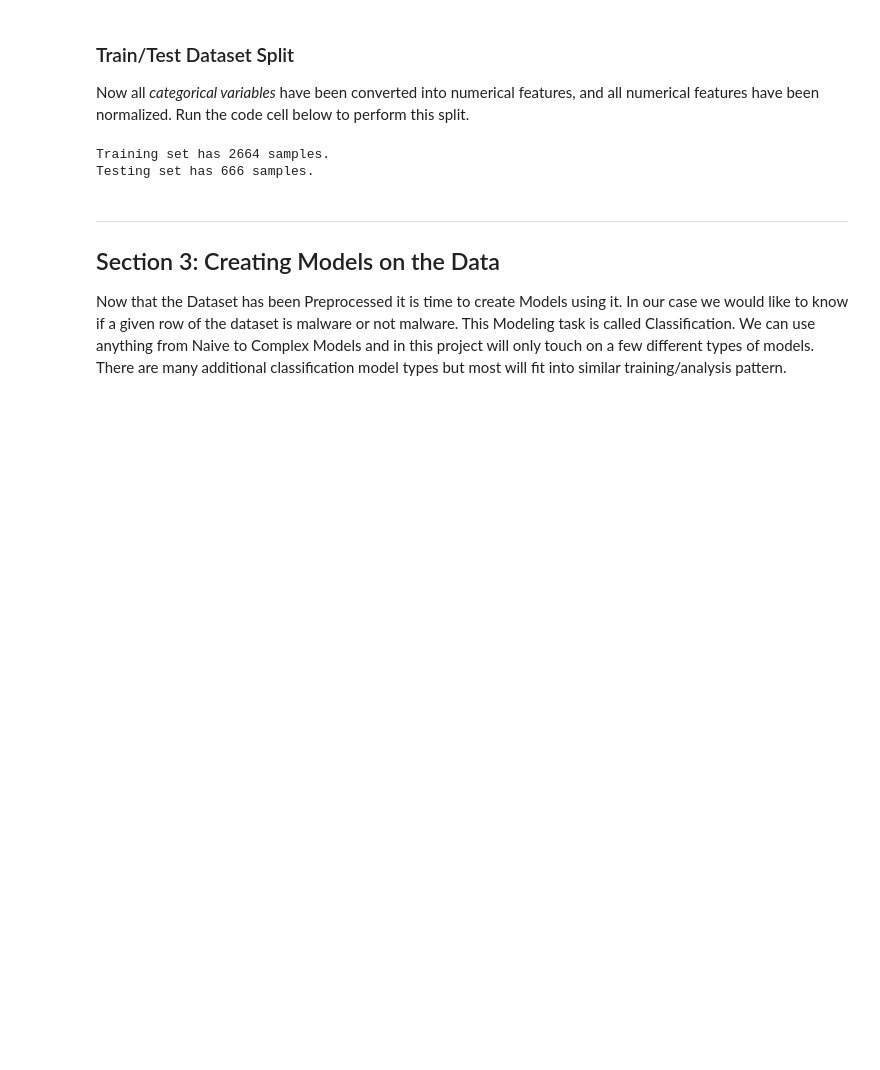
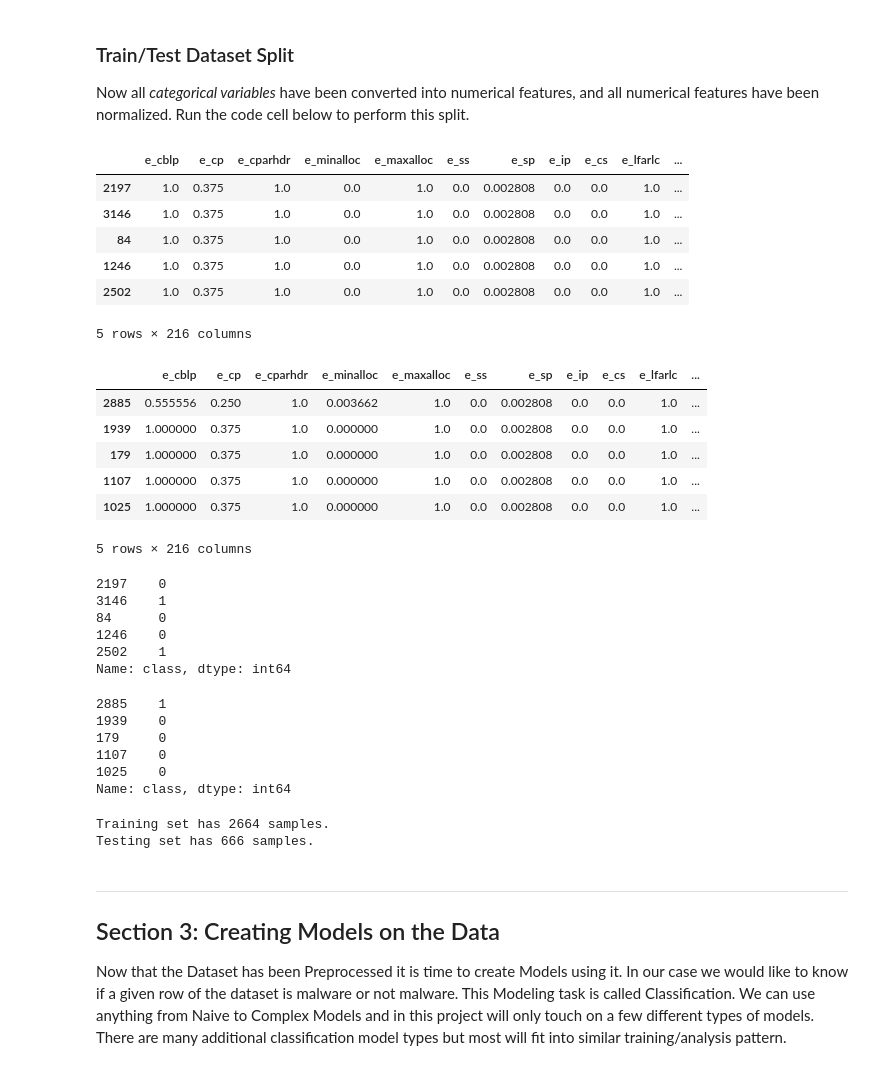
Before and after one commit to NaveenPaulBosco/BubbleSort, a Jupyter notebook: ML_on_CLAMP.ipynb, the cells around one changed output. Cells and saved outputs as stored; diff of their text form; code cells hidden in the pictures; blank space fills up the shorter version.

```diff
--- a/ML_on_CLAMP.ipynb
+++ b/ML_on_CLAMP.ipynb
@@ -376,19 +376,50 @@ Run the code cell below to perform this split.
 # %%
 # Import train_test_split
 from sklearn.model_selection import train_test_split
 
 # Split the 'features' and 'Target' data into training and testing sets using a train set that is 80% of the data and a random state of np.random.RandomState(seed)
 X_train, X_test, y_train, y_test = train_test_split(features_final, Target, test_size=0.2, random_state=np.random.RandomState(seed))
 
+display(X_train.head(5))
+display(X_test.head(5))
+display(y_train.head(5))
+display(y_test.head(5))
+
 n_train_records = X_train.shape[0]
 n_test_records = X_test.shape[0]
 
 # Show the results of the split
 print("Training set has {} samples.".format(n_train_records))
 print("Testing set has {} samples.".format(n_test_records))
 # %% [output]
+|  | e_cblp | e_cp | e_cparhdr | e_minalloc | e_maxalloc | e_ss | e_sp | e_ip | e_cs | e_lfarlc | ... |
+| 2197 | 1.0 | 0.375 | 1.0 | 0.0 | 1.0 | 0.0 | 0.002808 | 0.0 | 0.0 | 1.0 | ... |
+| 3146 | 1.0 | 0.375 | 1.0 | 0.0 | 1.0 | 0.0 | 0.002808 | 0.0 | 0.0 | 1.0 | ... |
+| 84 | 1.0 | 0.375 | 1.0 | 0.0 | 1.0 | 0.0 | 0.002808 | 0.0 | 0.0 | 1.0 | ... |
+| 1246 | 1.0 | 0.375 | 1.0 | 0.0 | 1.0 | 0.0 | 0.002808 | 0.0 | 0.0 | 1.0 | ... |
+| 2502 | 1.0 | 0.375 | 1.0 | 0.0 | 1.0 | 0.0 | 0.002808 | 0.0 | 0.0 | 1.0 | ... |
-Training set has 2664 samples.
-Testing set has 666 samples.
+5 rows × 216 columns
+|  | e_cblp | e_cp | e_cparhdr | e_minalloc | e_maxalloc | e_ss | e_sp | e_ip | e_cs | e_lfarlc | ... |
+| 2885 | 0.555556 | 0.250 | 1.0 | 0.003662 | 1.0 | 0.0 | 0.002808 | 0.0 | 0.0 | 1.0 | ... |
+| 1939 | 1.000000 | 0.375 | 1.0 | 0.000000 | 1.0 | 0.0 | 0.002808 | 0.0 | 0.0 | 1.0 | ... |
+| 179 | 1.000000 | 0.375 | 1.0 | 0.000000 | 1.0 | 0.0 | 0.002808 | 0.0 | 0.0 | 1.0 | ... |
+| 1107 | 1.000000 | 0.375 | 1.0 | 0.000000 | 1.0 | 0.0 | 0.002808 | 0.0 | 0.0 | 1.0 | ... |
+| 1025 | 1.000000 | 0.375 | 1.0 | 0.000000 | 1.0 | 0.0 | 0.002808 | 0.0 | 0.0 | 1.0 | ... |
+5 rows × 216 columns
+2197    0
+3146    1
+84      0
+1246    0
+2502    1
+Name: class, dtype: int64
+2885    1
+1939    0
+179     0
+1107    0
+1025    0
+Name: class, dtype: int64
+Training set has 2664 samples.
+Testing set has 666 samples.
 # %%
 section_2 = {
     "unique_data_types": unique_data_types,
```
Also changed, not shown: parts of 10 cells of this notebook.
